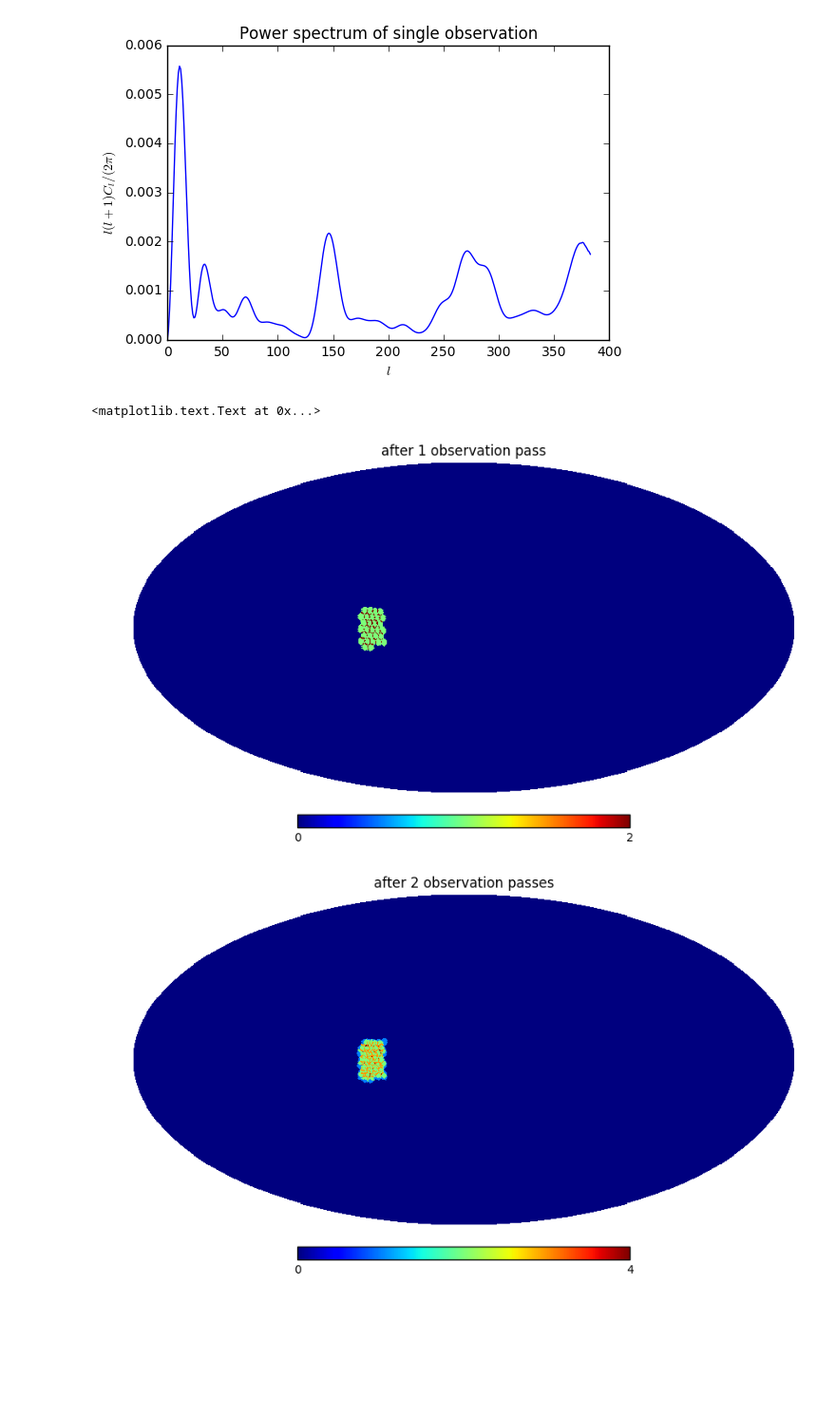
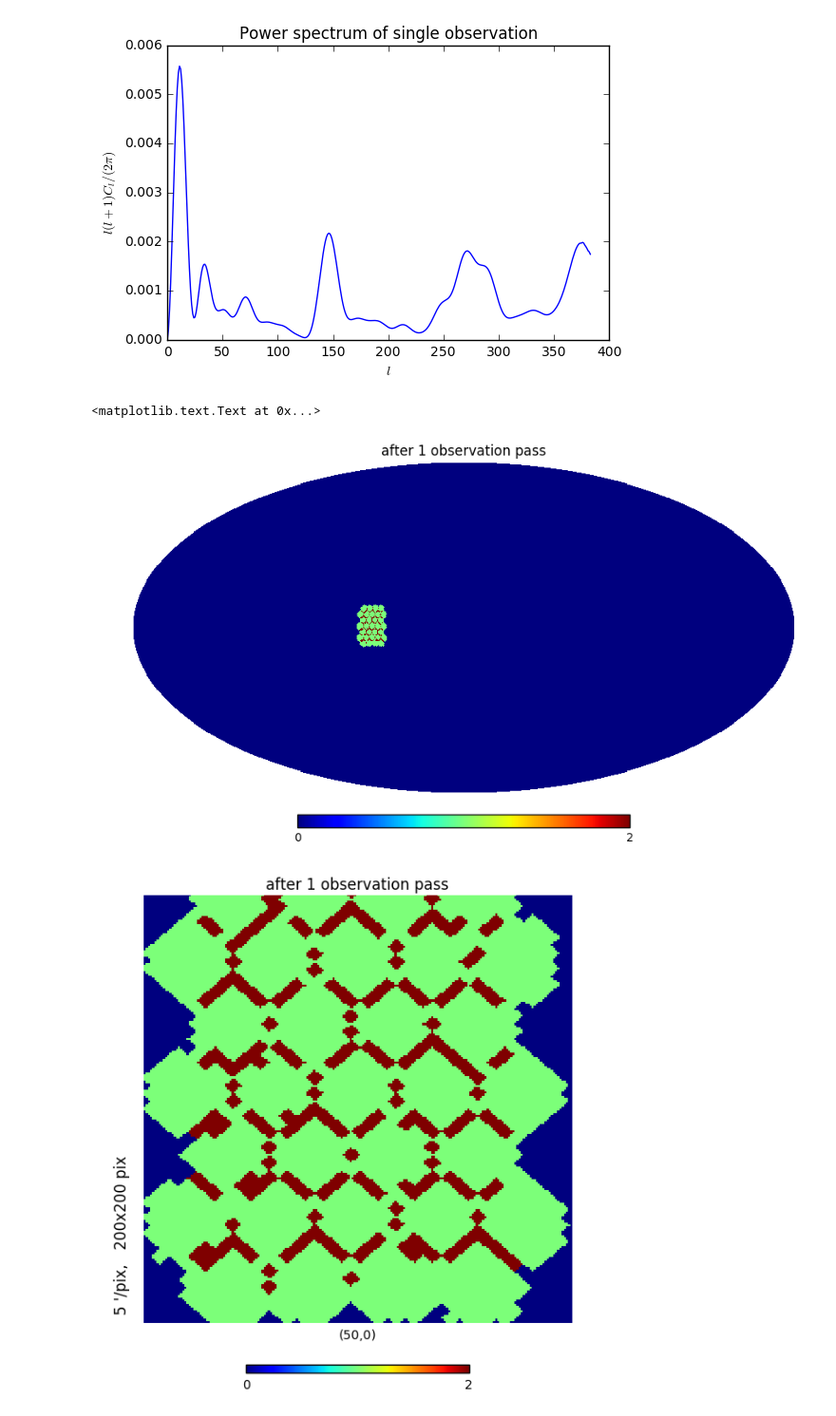
Before and after one commit to lsst-sims/legacy_sims_featureScheduler, a Jupyter notebook: examples/multi_dither.ipynb, the cells around one changed output. Shown at 95% size. Saved outputs shown, nothing was run; the diff lists cells and outputs as text; code cells hidden in the pictures; blank space fills up the shorter version.

```diff
--- a/examples/multi_dither.ipynb
+++ b/examples/multi_dither.ipynb
@@ -101,13 +100,15 @@ plt.title('Power spectrum of single observation')
 # %%
 obs_ra, obs_dec, single_map = hpc(ack, return_pointings_map=True)
 hp.mollview(single_map, title='after 1 observation pass')
+hp.gnomview(single_map, rot=(50, 0, 0), reso=5. , title='after 1 observation pass')
 hp.mollview(single_map + obs_map, title='after 2 observation passes')
+hp.gnomview(single_map+ obs_map, rot=(50, 0, 0), reso=5, title='after 2 observation passes')
 good = np.where(obs_map+single_map > 0)
 plt.figure()
 plt.hist(single_map[good] + obs_map[good])
 plt.xlabel('number of observations')
 plt.ylabel('number of healpixels')
 # %% [output]
 <matplotlib.text.Text at 0x...>
 [figure]
-[figure, old version]
+[figure, new version]
```
Also changed, not shown: parts of 8 cells of this notebook.
